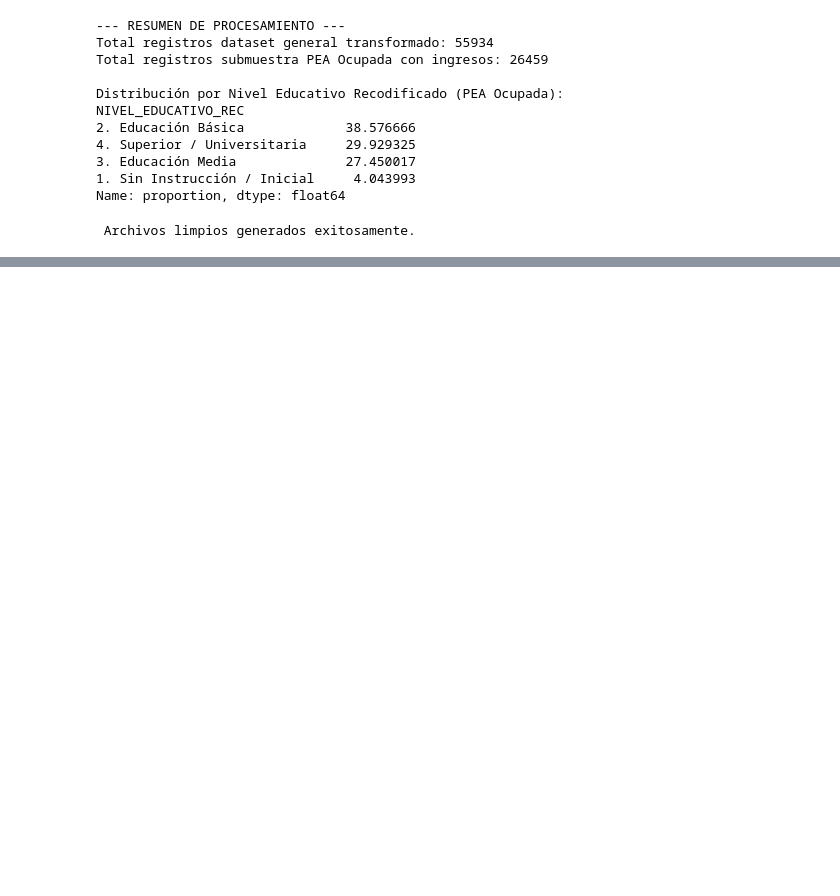
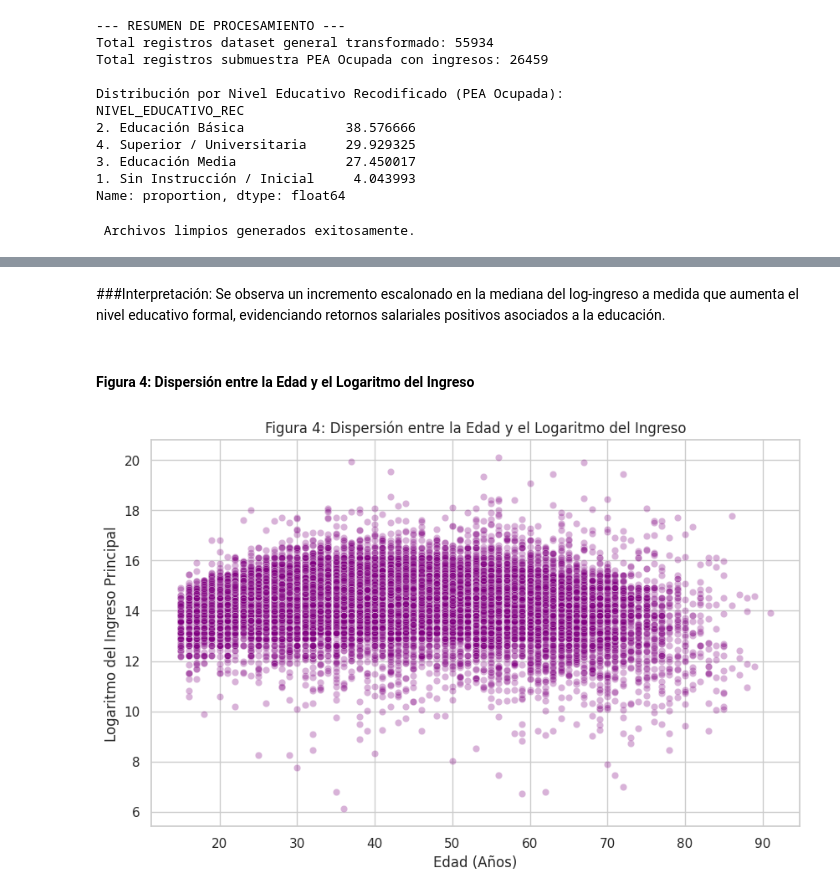
Before and after one commit to fiomusmeci-rgb/Proyecto_DataScience, a Jupyter notebook: notebooks/Notebook.ipynb, the cells around one changed output, grey strips where cells are left out. Cells and saved outputs as stored; diff of their text form; code cells hidden in the pictures; blank space fills up the shorter version.

```diff
--- a/notebooks/Notebook.ipynb
+++ b/notebooks/Notebook.ipynb
@@ -181,0 +425,13 @@ print("\n Archivos limpios generados exitosamente.")
+# %% [markdown]
+###Interpretación: Se observa un incremento escalonado en la mediana del log-ingreso a medida que aumenta el nivel educativo formal, evidenciando retornos salariales positivos asociados a la educación.
+# %% [markdown]
+#### Figura 4: Dispersión entre la Edad y el Logaritmo del Ingreso
+# %%
+plt.figure(figsize=(10, 6))
+sns.scatterplot(data=df_pea, x='P02', y='LN_INGPRINC', alpha=0.3, color='purple')
+plt.title('Figura 4: Dispersión entre la Edad y el Logaritmo del Ingreso')
+plt.xlabel('Edad (Años)')
+plt.ylabel('Logaritmo del Ingreso Principal')
+plt.show()
+# %% [output]
+[figure, added]
```
Also changed, not shown: parts of 28 cells of this notebook, 2 other files.
